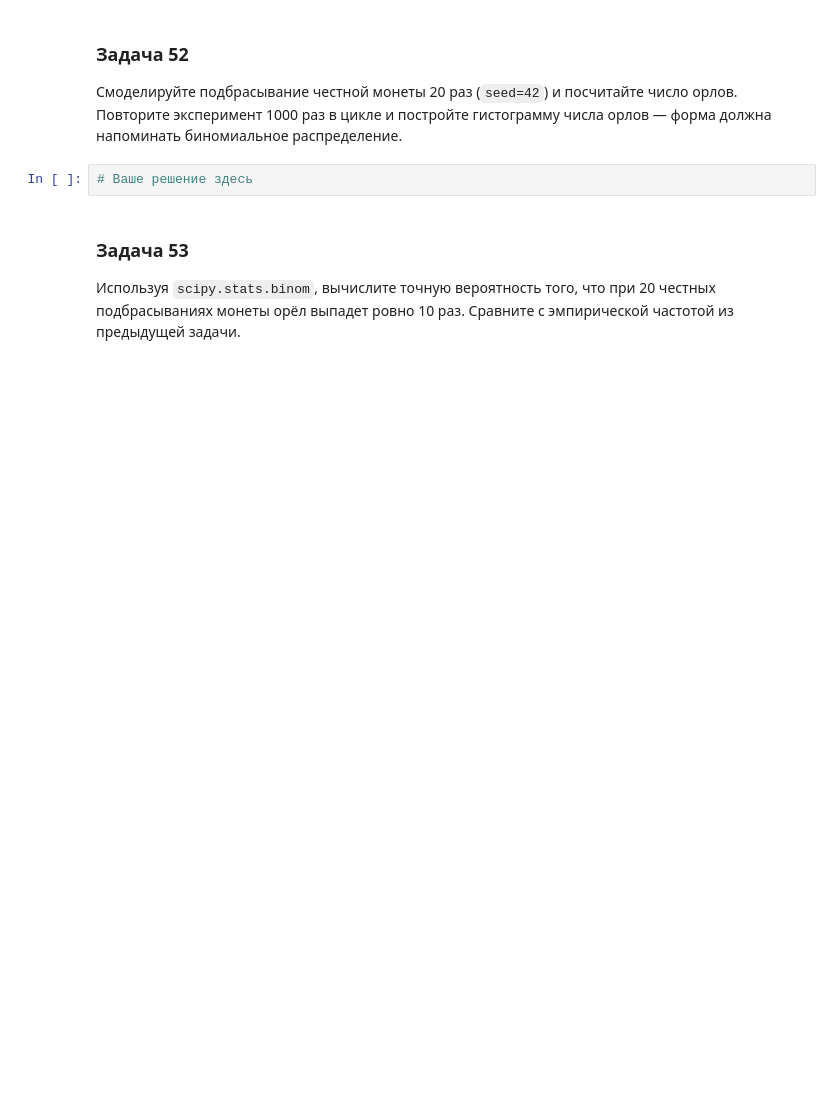
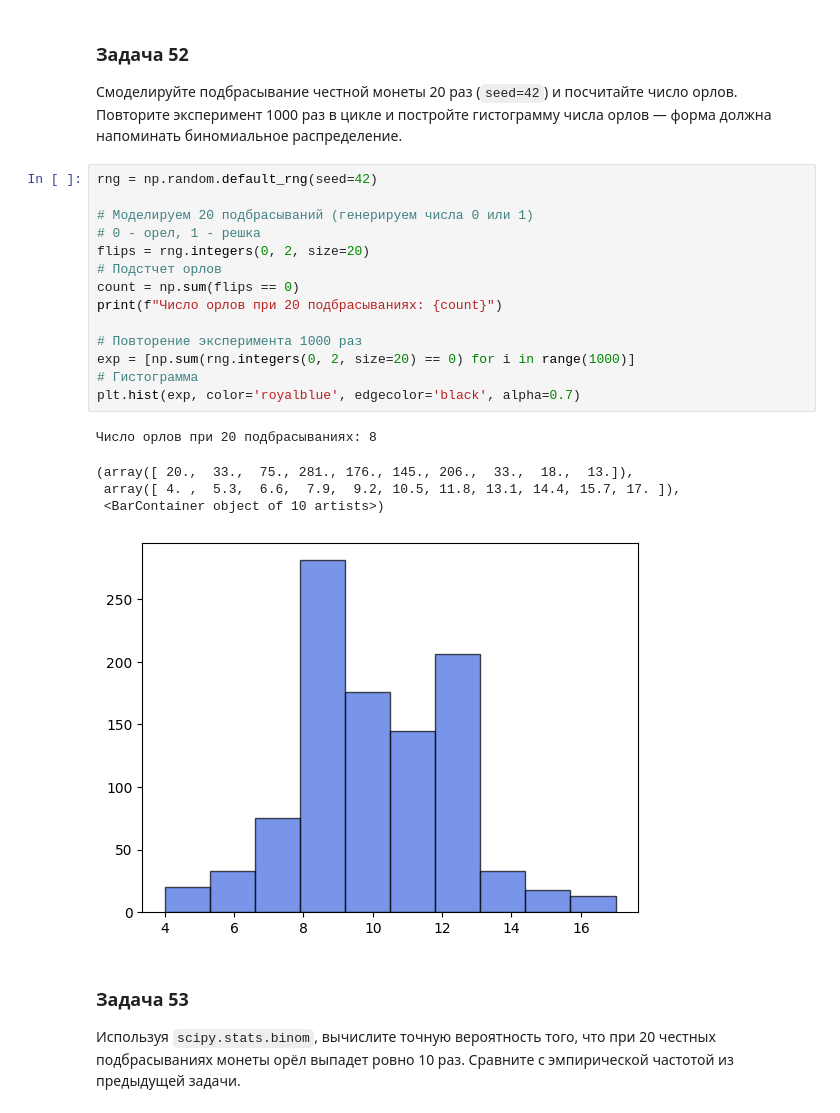
Before and after one commit to dshayderov/ml-learning-journal, a Jupyter notebook: 0.0-prerequisites/0.0-math-problem-set.ipynb, the cells around one changed output. Drawn from its saved outputs; the diff is of its cells as text; blank space fills up the shorter version.

```diff
--- a/0.0-prerequisites/0.0-math-problem-set.ipynb
+++ b/0.0-prerequisites/0.0-math-problem-set.ipynb
@@ -1181,7 +1283,25 @@ w1*2 + w2*3 = 9.999999999999998
 
 Смоделируйте подбрасывание честной монеты 20 раз (`seed=42`) и посчитайте число орлов. Повторите эксперимент 1000 раз в цикле и постройте гистограмму числа орлов — форма должна напоминать биномиальное распределение.
 # %%
-# Ваше решение здесь
+rng = np.random.default_rng(seed=42)
+
+# Моделируем 20 подбрасываний (генерируем числа 0 или 1)
+# 0 - орел, 1 - решка
+flips = rng.integers(0, 2, size=20)
+# Подстчет орлов
+count = np.sum(flips == 0)
+print(f"Число орлов при 20 подбрасываниях: {count}")
+
+# Повторение эксперимента 1000 раз
+exp = [np.sum(rng.integers(0, 2, size=20) == 0) for i in range(1000)]
+# Гистограмма
+plt.hist(exp, color='royalblue', edgecolor='black', alpha=0.7)
+# %% [output]
+Число орлов при 20 подбрасываниях: 8
+(array([ 20.,  33.,  75., 281., 176., 145., 206.,  33.,  18.,  13.]),
+ array([ 4. ,  5.3,  6.6,  7.9,  9.2, 10.5, 11.8, 13.1, 14.4, 15.7, 17. ]),
+ <BarContainer object of 10 artists>)
+[figure, added]
 # %% [markdown]
 ### Задача 53
 
```
Also changed, not shown: parts of 20 cells of this notebook, 19 other files.
